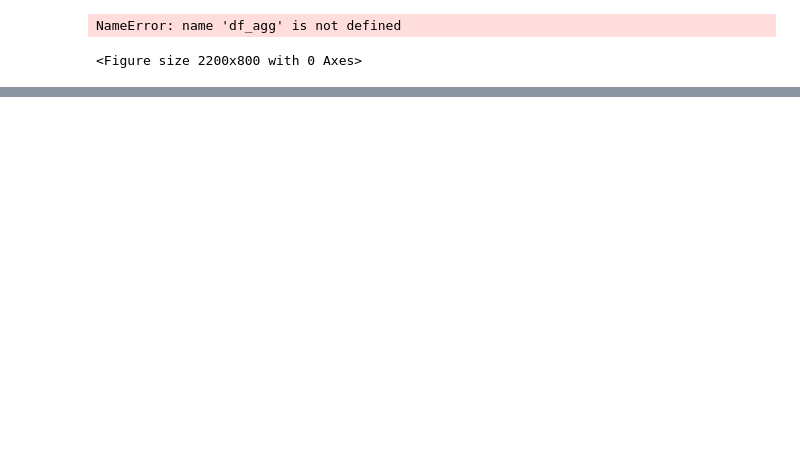
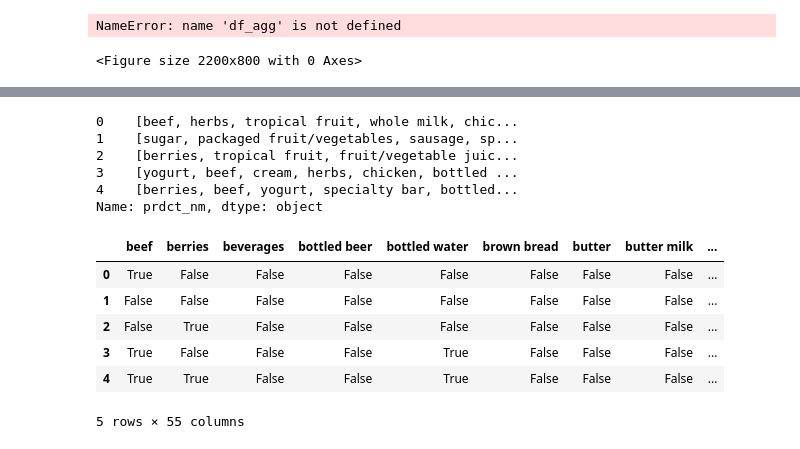
Before and after one commit to JeongDell/Things-that-Data-Analysis-Must-Know, a Jupyter notebook: CH-13/ML.ipynb, the cells around one changed output, grey strips where cells are left out. Cells and saved outputs as stored; diff of their text form; code cells hidden in the pictures; blank space fills up the shorter version.

```diff
--- a/CH-13/ML.ipynb
+++ b/CH-13/ML.ipynb
@@ -550,0 +687,3 @@ auto_arima_model.plot_diagnostics(figsize=(15,5))
+# %%
+df = pd.read_csv("market_basket.csv")
+df.head()
@@ -550,0 +697,38 @@ auto_arima_model.plot_diagnostics(figsize=(15,5))
+# %%
+# apriori 모델 적용을 위한 품목 리스트 가공
+
+itemset = df.drop_duplicates(
+    ['cust_cd', 'std_dt', 'prdct_nm']).groupby(
+    ['cust_cd','std_dt'])['prdct_nm'].apply(list)
+
+itemset= pd.DataFrame(itemset).reset_index().drop(
+    ['cust_cd', 'std_dt'], axis='columns')
+
+itemset = itemset.squeeze()
+
+itemset.head()
+# %% [output]
+0    [beef, herbs, tropical fruit, whole milk, chic...
+1    [sugar, packaged fruit/vegetables, sausage, sp...
+2    [berries, tropical fruit, fruit/vegetable juic...
+3    [yogurt, beef, cream, herbs, chicken, bottled ...
+4    [berries, beef, yogurt, specialty bar, bottled...
+Name: prdct_nm, dtype: object
+# %%
+# apriori 모델 적용을 위한 장바구니 - 품목 더미 가공
+
+encoder = TransactionEncoder()
+encoder_T = encoder.fit(itemset).transform(itemset)
+
+# 데이터프레임으로 변경
+itemset_matrix = pd.DataFrame(encoder_T, columns=encoder.columns_)
+
+itemset_matrix.head()
+# %% [output]
+|  | beef | berries | beverages | bottled beer | bottled water | brown bread | butter | butter milk | ... |
+| 0 | True | False | False | False | False | False | False | False | ... |
+| 1 | False | False | False | False | False | False | False | False | ... |
+| 2 | False | True | False | False | False | False | False | False | ... |
+| 3 | True | False | False | False | True | False | False | False | ... |
+| 4 | True | True | False | False | True | False | False | False | ... |
+5 rows × 55 columns
```
Also changed, not shown: parts of 32 cells of this notebook.
